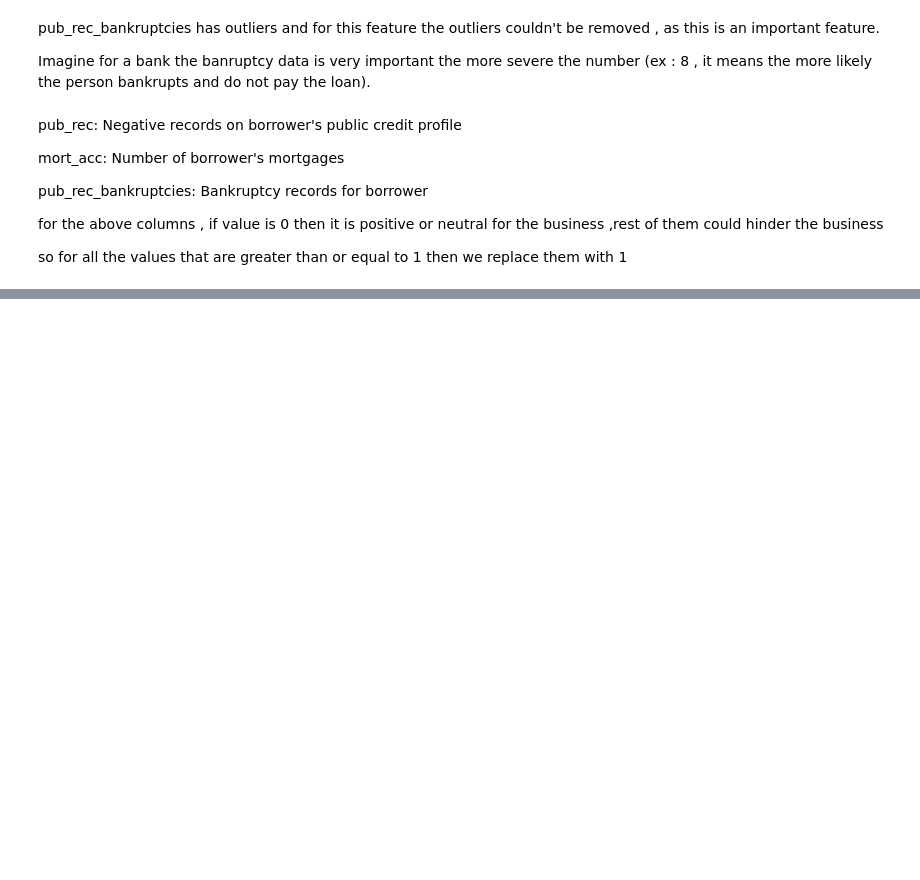
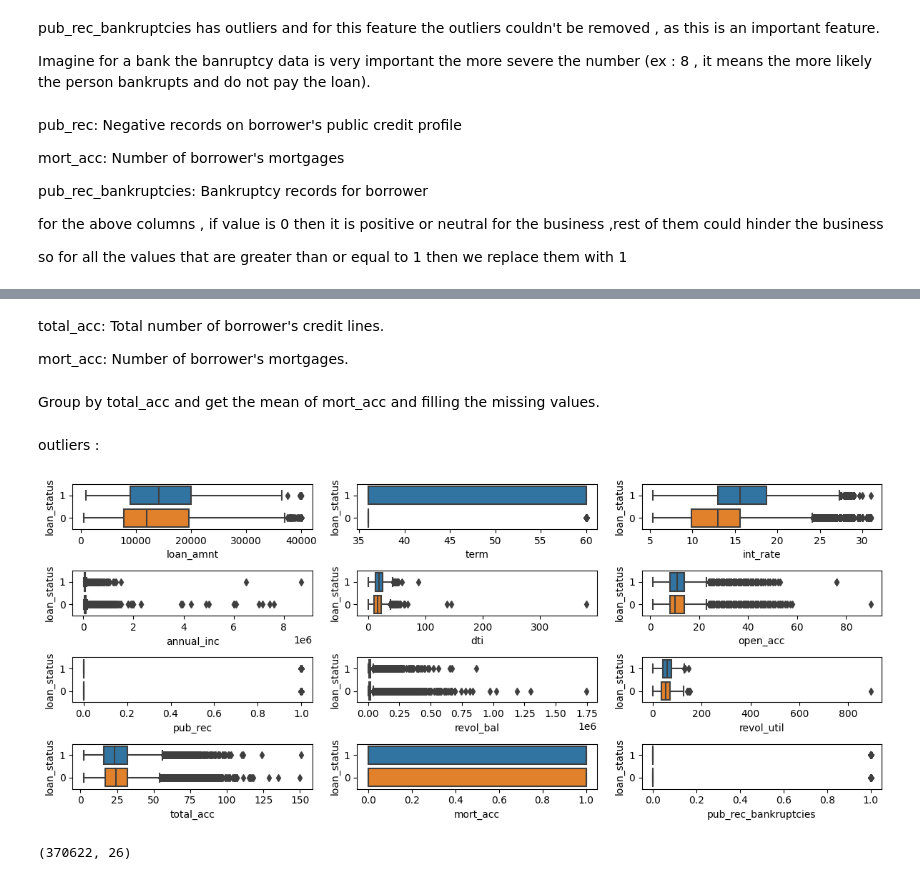
Before and after one commit to mahikshith/End-to-End-implementation-of-Loan-tap-classification, a Jupyter notebook: loan_tap_classification_m.ipynb, the cells around one changed output, grey strips where cells are left out. Drawn from its saved outputs; the diff is of its cells as text; code cells hidden in the pictures; blank space fills up the shorter version.

```diff
--- a/loan_tap_classification_m.ipynb
+++ b/loan_tap_classification_m.ipynb
@@ -468,0 +501,4 @@ Name: pub_rec, dtype: int64
+# %%
+# mapping target columnn
+
+df["loan_status"] = df["loan_status"].map({"Fully Paid": 0, "Charged Off": 1})
@@ -468,0 +527,35 @@ Name: pub_rec, dtype: int64
+# %% [markdown]
+total_acc: Total number of borrower's credit lines.
+
+mort_acc: Number of borrower's mortgages.
+# %%
+fill_it = df.groupby(by="total_acc")["mort_acc"].mean()
+# %% [markdown]
+Group by total_acc and get the mean of mort_acc and filling the missing values.
+# %%
+def fill_mort_acc(total_acc, mort_acc):
+    if np.isnan(mort_acc):
+        return fill_it[total_acc]
+    else:
+        return mort_acc
+
+df["mort_acc"] = df.apply(lambda x: fill_mort_acc(x["total_acc"], x["mort_acc"]), axis=1)
+# %%
+df.dropna(inplace=True)
+# %% [markdown]
+outliers :
+# %%
+# let's use iqr method for Null values  :
+
+num_cols = df.select_dtypes(include=np.number).columns
+num_cols
+
+fig, axs = plt.subplots(4, 3, figsize=(12, 5))
+
+for i, col in enumerate(num_cols):
+    sns.boxplot(y=df["loan_status"], x=df[col] ,ax=axs[i//3, i%3], orient='h')
+
+plt.tight_layout()
+plt.show()
+# %% [output]
+[figure, added]
@@ -468,0 +571,4 @@ Name: pub_rec, dtype: int64
+# %%
+df.shape
+# %% [output]
+(370622, 26)
```
Also changed, not shown: parts of 22 cells of this notebook.
